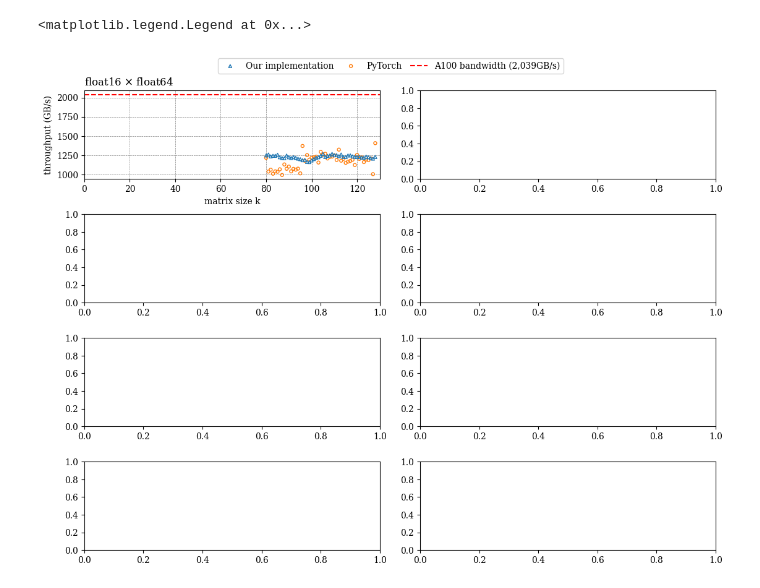
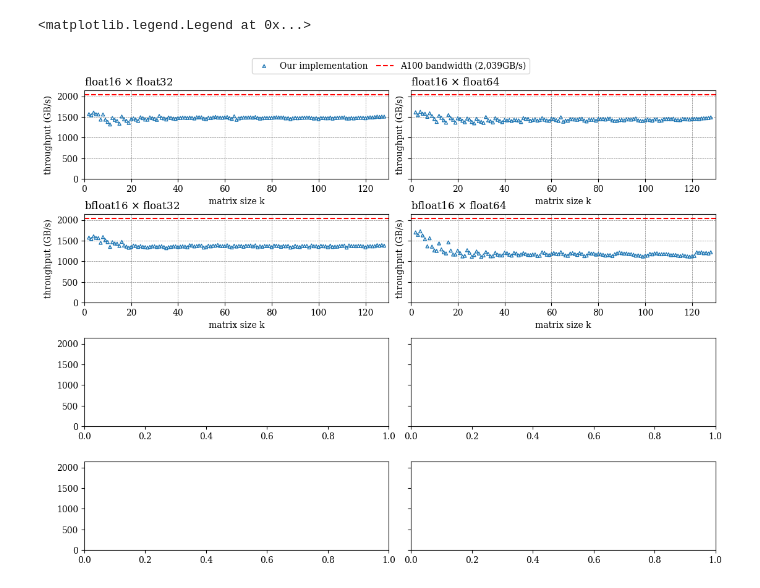
Before and after one commit to mgr0dzicki/dd-solvers, a Jupyter notebook: notebooks/batched_gemv_plots.ipynb, the cells around one changed output. Cells and saved outputs as stored; diff of their text form; code cells hidden in the pictures.

```diff
--- a/notebooks/batched_gemv_plots.ipynb
+++ b/notebooks/batched_gemv_plots.ipynb
@@ -82,6 +82,7 @@ def plot_throughput(ax, mat_dtype: str, vec_dtype: str, labels: bool = False):
     ax.set_ylabel("throughput (GB/s)")
 
     ax.set_xlim(left=0, right=130)
+    ax.set_ylim(bottom=0, top=2140)
 
     ax.grid(which="both", linestyle="--", linewidth=0.5, color="grey")
 
@@ -95,16 +96,16 @@ def plot_throughput(ax, mat_dtype: str, vec_dtype: str, labels: bool = False):
         facecolors="none",
         edgecolors="tab:blue",
     )
-    ax.scatter(
-        x=max_tput.index,
-        y=max_tput["torch"],
-        marker="o",
-        label="PyTorch" if labels else None,
-        s=13,
-        zorder=2,
-        facecolors="none",
-        edgecolors="tab:orange",
-    )
+    # ax.scatter(
+    #     x=max_tput.index,
+    #     y=max_tput["torch"],
+    #     marker="o",
+    #     label="PyTorch" if labels else None,
+    #     s=13,
+    #     zorder=2,
+    #     facecolors="none",
+    #     edgecolors="tab:orange",
+    # )
     ax.axhline(
         y=2039,
         color="red",
@@ -112,19 +113,19 @@ def plot_throughput(ax, mat_dtype: str, vec_dtype: str, labels: bool = False):
         label="A100 bandwidth (2,039GB/s)" if labels else None,
     )
 # %%
-fig, axes = plt.subplots(4, 2, figsize=(11, 8))
+fig, axes = plt.subplots(4, 2, figsize=(11, 8), sharey=True)
 fig.tight_layout(pad=1.0, h_pad=2.0)
 for i, mat_dtype in enumerate(df.A_dtype.unique()):
     for j, vec_dtype in enumerate(df.b_dtype.unique()):
         if mat_dtype == "float64" and vec_dtype == "float32":
             continue
         plot_throughput(axes[i, j], mat_dtype, vec_dtype, labels=(i == 0 and j == 0))
 
 fig.legend(ncols=3, loc="upper center", bbox_to_anchor=(0.5, 1.05), columnspacing=1)
 # fig.savefig("../docs/thesis-media/matrix_vec_tput.svg", bbox_inches="tight")
 # %% [output]
 <matplotlib.legend.Legend at 0x...>
-[figure, old version]
+[figure, new version]
 # %%
 max_tput = df.pivot_table(
     values="GFlops",
```
Also changed, not shown: parts of 3 cells of this notebook, 4 other files.
